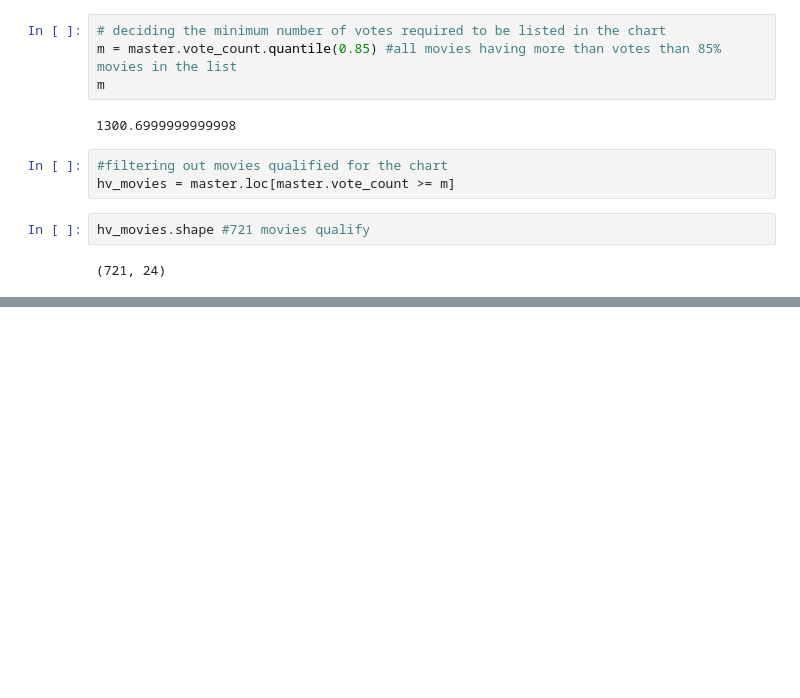
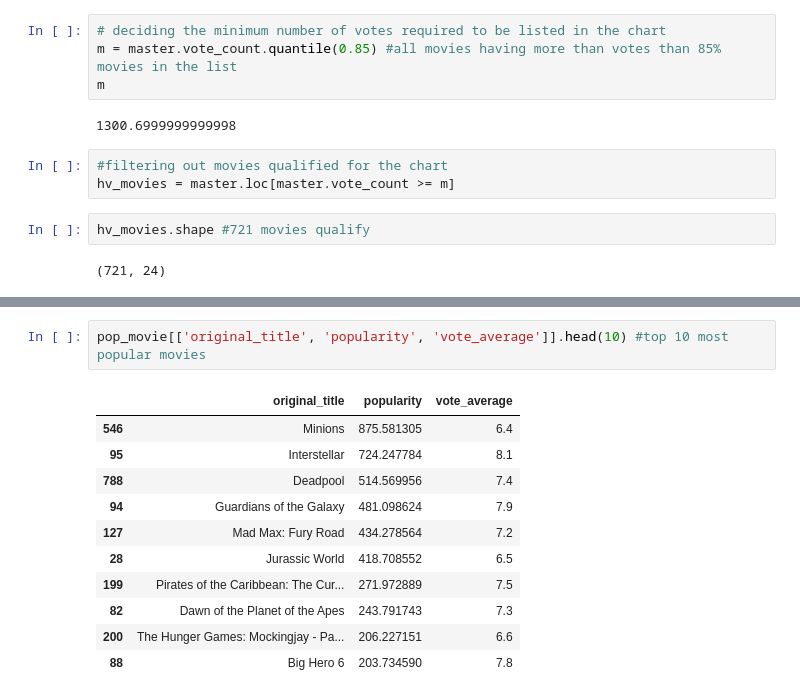
Before and after one commit to hst22/Movie-Recommender-Systems, a Jupyter notebook: Recommender System.ipynb, the cells around one changed output, grey strips where cells are left out. Drawn from its saved outputs; the diff is of its cells as text; blank space fills up the shorter version.

```diff
--- a/Recommender System.ipynb
+++ b/Recommender System.ipynb
@@ -232,0 +256,14 @@ hv_movies.shape #721 movies qualify
+# %%
+pop_movie[['original_title', 'popularity', 'vote_average']].head(10) #top 10 most popular movies
+# %% [output]
+|  | original_title | popularity | vote_average |
+| 546 | Minions | 875.581305 | 6.4 |
+| 95 | Interstellar | 724.247784 | 8.1 |
+| 788 | Deadpool | 514.569956 | 7.4 |
+| 94 | Guardians of the Galaxy | 481.098624 | 7.9 |
+| 127 | Mad Max: Fury Road | 434.278564 | 7.2 |
+| 28 | Jurassic World | 418.708552 | 6.5 |
+| 199 | Pirates of the Caribbean: The Cur... | 271.972889 | 7.5 |
+| 82 | Dawn of the Planet of the Apes | 243.791743 | 7.3 |
+| 200 | The Hunger Games: Mockingjay - Pa... | 206.227151 | 6.6 |
+| 88 | Big Hero 6 | 203.734590 | 7.8 |
```
Also changed, not shown: parts of 8 cells of this notebook.
